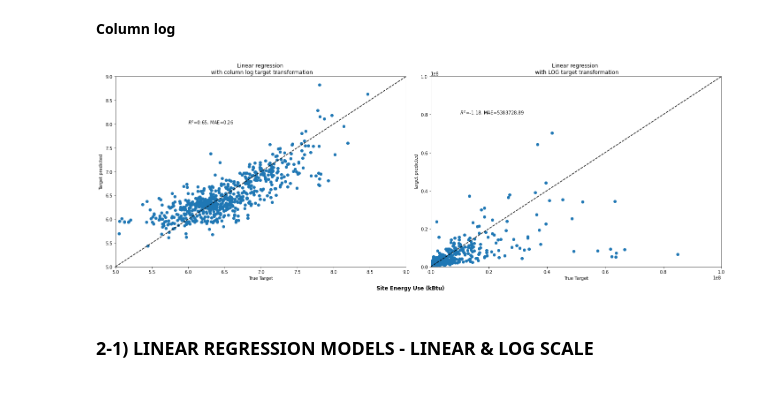
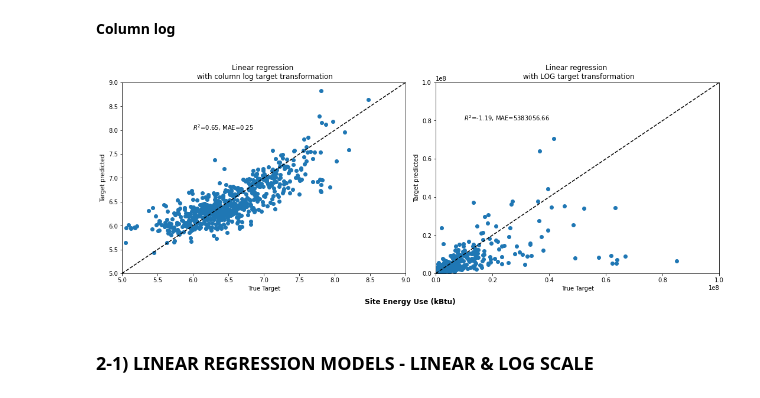
Before and after one commit to hike7o/SL-OC-projects, a Jupyter notebook: P4/Seattle_ML_linlog.ipynb, the cells around one changed output. Drawn from its saved outputs; the diff is of its cells as text; code cells hidden in the pictures.

```diff
--- a/P4/Seattle_ML_linlog.ipynb
+++ b/P4/Seattle_ML_linlog.ipynb
@@ -346,36 +346,36 @@ ax0.text(6, 8, r'$R^2$=%.2f, MAE=%.2f' % (
     r2_test, MAE_test))
 ax0.set_xlim([5, 9])
 ax0.set_ylim([5, 9])
 
 # Transform targets and use same linear model
 #start_time01 = time.time()
 
 regr = TransformedTargetRegressor(regressor=LinearRegression(),
                                 func=np.log1p,
                         inverse_func=np.expm1)
 pipe_log = Pipeline(steps=[('preprocessor', preprocessor),
                              ('regressor', regr)])
 
 pipe_log.fit(X_train, y_train['SiteEnergyUse(kBtu)'])
 y_pred = pipe_log.predict(X_test)
 #tm01 = time.time() - start_time01
 
 ax1.scatter(y_test['SiteEnergyUse(kBtu)'], y_pred)
 ax1.plot([0, 1e8], [0, 1e8], '--k')
 ax1.set_ylabel('Target predicted')
 ax1.set_xlabel('True Target')
 ax1.set_title('Linear regression \n with LOG target transformation')
 r2_test = r2_score(y_test['SiteEnergyUse(kBtu)'], y_pred)
 MAE_test = mean_absolute_error(y_test['SiteEnergyUse(kBtu)'], y_pred)
 
 ax1.text(1e7, 8e7, r'$R^2$=%.2f, MAE=%.2f' % (r2_test, MAE_test))
 ax1.set_xlim([0, 1e8])
 ax1.set_ylim([0, 1e8])
 
-f.suptitle("Site Energy Use (kBtu) ", x = 1, y=0.005, weight = 'bold')
-f.tight_layout(rect=[0.005, 0.005, 2, 1.5])
+f.suptitle("Site Energy Use (kBtu) ", x = 1.25, y=0.005, weight = 'bold')
+f.tight_layout(rect=[0.005, 0.005, 2.5, 1.5])
 # %% [output]
-[figure, old version]
+[figure, new version]
 # %% [markdown]
 ### 2-1) LINEAR REGRESSION MODELS - LINEAR & LOG SCALE
 # %% [markdown]
```
Also changed, not shown: parts of 4 cells of this notebook, 5 other files.
